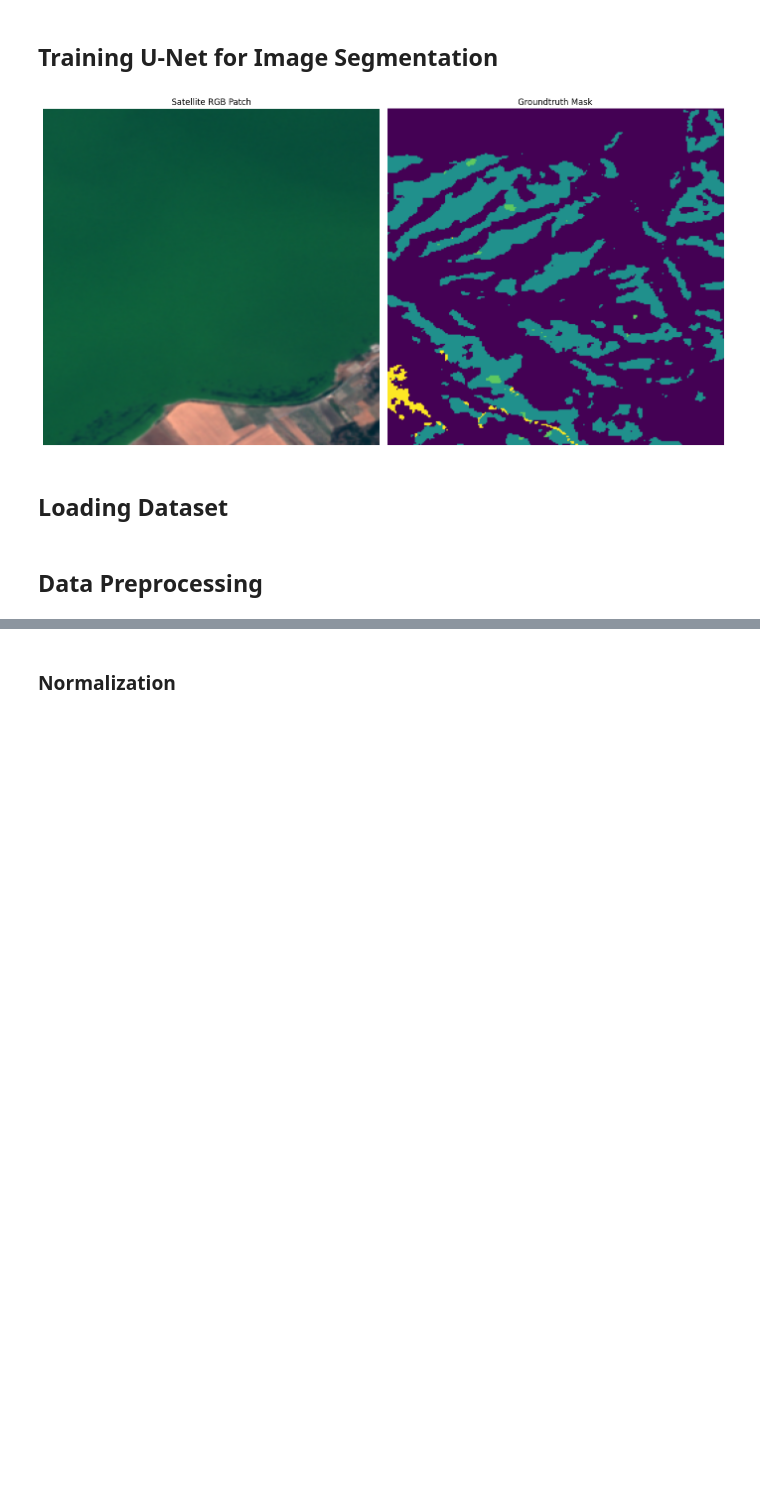
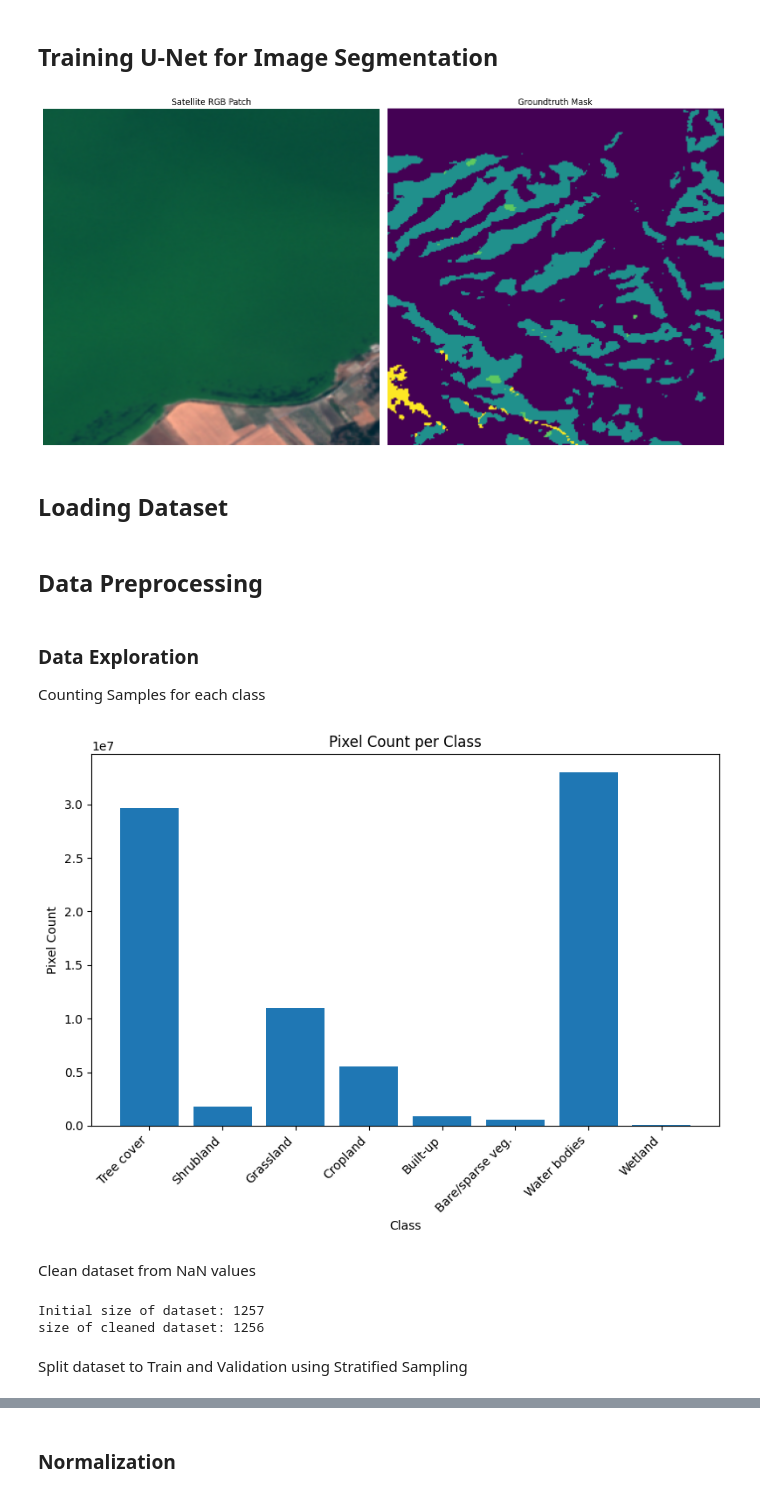
Before and after one commit to pervolarakis2001/land_cover_mapping, a Jupyter notebook: pipeline.ipynb, the cells around one changed output, grey strips where cells are left out. Cells and saved outputs as stored; diff of their text form; code cells hidden in the pictures; blank space fills up the shorter version.

Commit message:
data preprocessing

```diff
--- a/pipeline.ipynb
+++ b/pipeline.ipynb
@@ -67,0 +65,59 @@ x_val, y_val = next(iter(val_loader))
+# %% [markdown]
+### Data Exploration
+Counting Samples for each class
+# %%
+pixel_class_counts = Counter()
+for i in range(len(dataset)):
+    _, mask = dataset[i]
+
+    if hasattr(mask, "numpy"):
+        mask = mask.numpy()
+    class_counts = Counter(mask.flatten())
+    pixel_class_counts.update(class_counts)
+
+class_names = {
+    10: "Tree cover",
+    20: "Shrubland",
+    30: "Grassland",
+    40: "Cropland",
+    50: "Built-up",
+    60: "Bare/sparse veg.",
+    70: "Snow and ice",
+    80: "Water bodies",
+    90: "Wetland",
+    95: "Mangroves",
+    100: "Moss/lichen",
+}
+
+# Create lists for plotting
+classes = sorted(pixel_class_counts.keys())
+counts = [pixel_class_counts[c] for c in classes]
+labels = [class_names.get(c, f"Class {c}") for c in classes]
+
+# Plotting
+plt.figure(figsize=(8, 6))
+bars = plt.bar(labels, counts)
+plt.title("Pixel Count per Class")
+plt.xlabel("Class")
+plt.ylabel("Pixel Count")
+plt.xticks(rotation=45, ha="right")
+plt.tight_layout()
+# %% [output]
+[figure, added]
+# %% [markdown]
+Clean dataset from NaN values
+# %%
+valid = []
+for i in range(len(dataset)):
+    image, mask = dataset[i]
+    if not (image == -9999).any().item():
+        valid.append(i)
+
+print("Initial size of dataset:", len(dataset))
+clean_dataset = Subset(dataset, valid)
+print("size of cleaned dataset:", len(clean_dataset))
+# %% [output]
+Initial size of dataset: 1257
+size of cleaned dataset: 1256
+# %% [markdown]
+Split dataset to Train and Validation using Stratified Sampling
```
Also changed, not shown: parts of 12 cells of this notebook, 1 other file.
